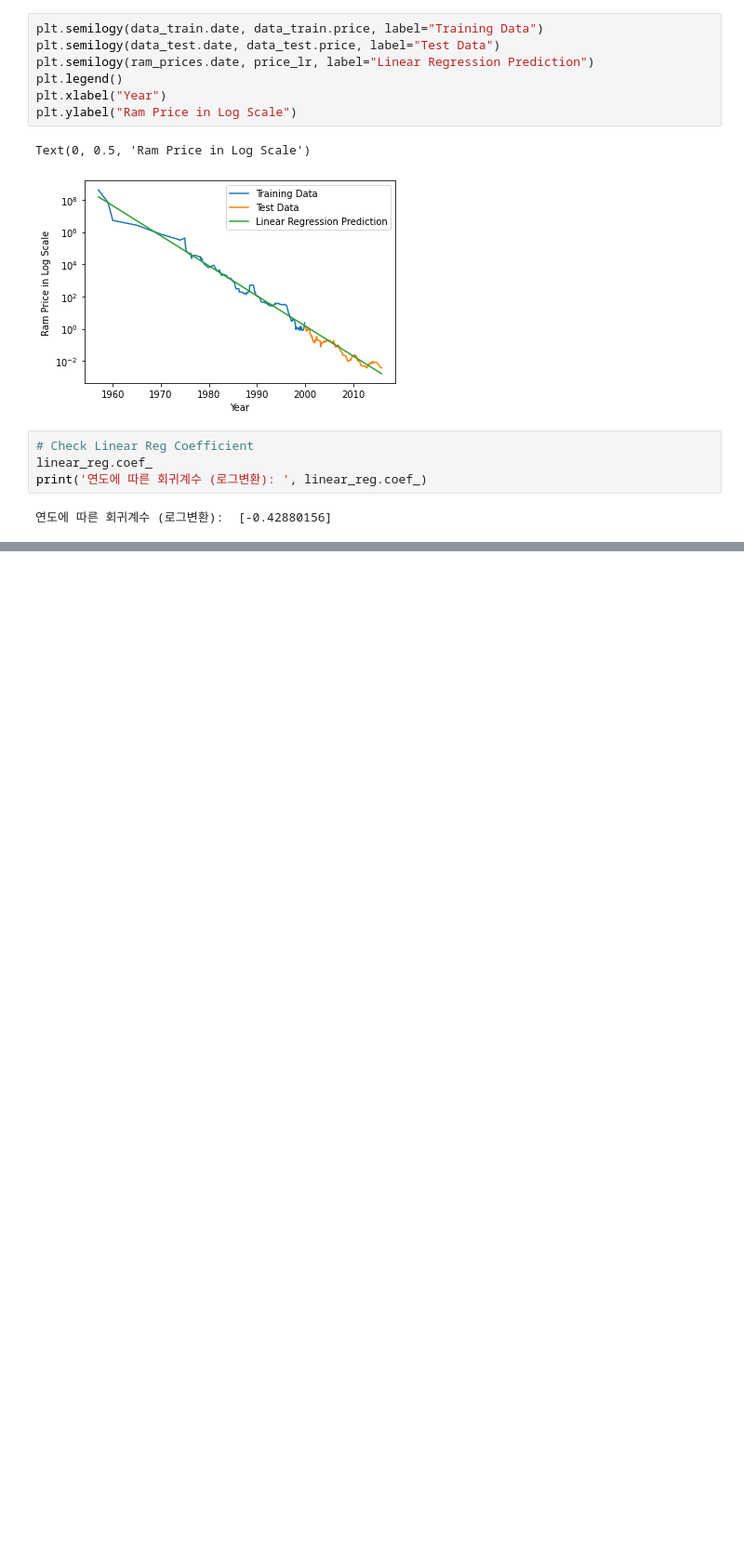
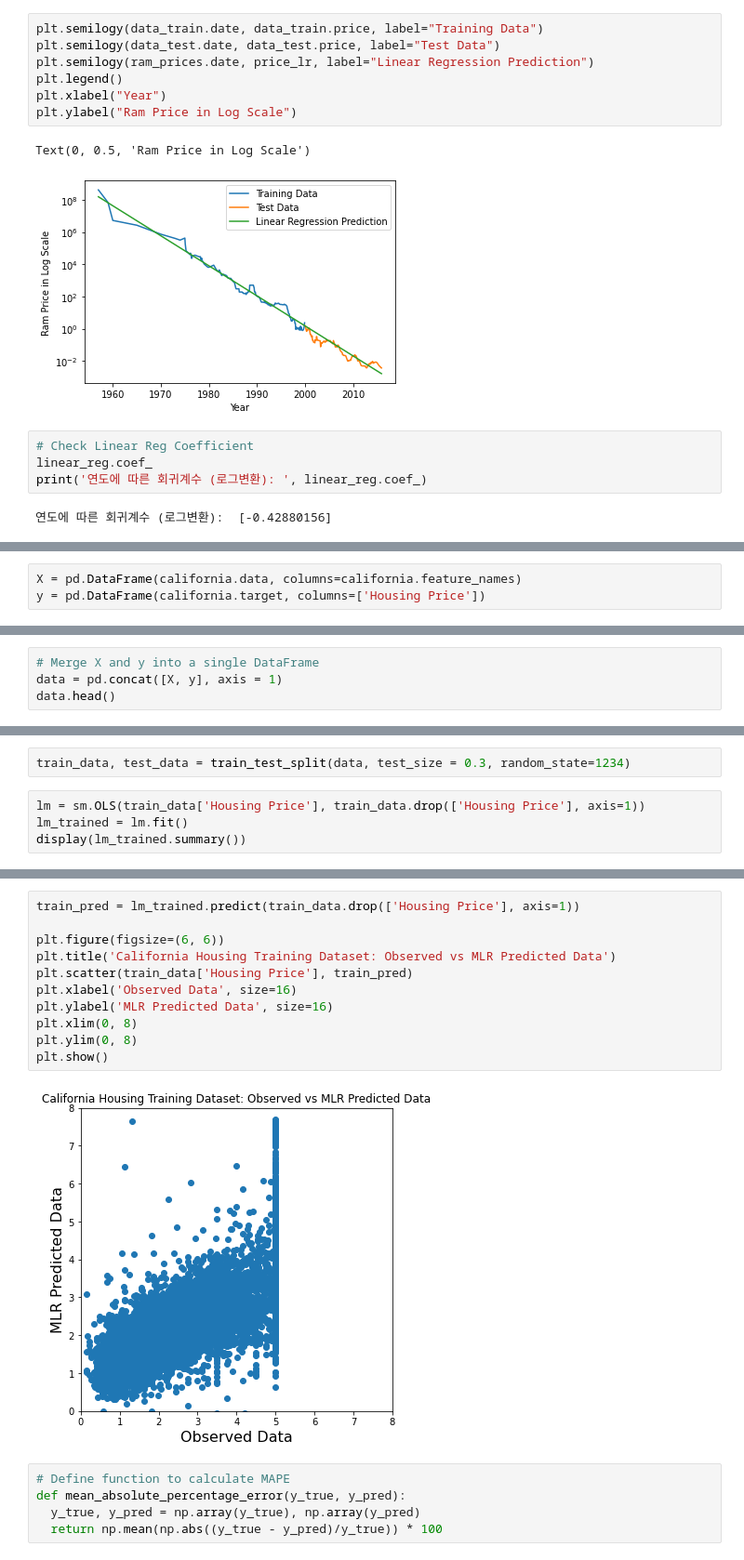
Before and after one commit to davidjjeong/multiple_linear_regression, a Jupyter notebook: MLR_Practice.ipynb, the cells around one changed output, grey strips where cells are left out. Shown at 93% size. Drawn from its saved outputs; the diff is of its cells as text; blank space fills up the shorter version.

Commit message:
MLR Practice based on California Housing Dataset using Google Colab

```diff
--- a/MLR_Practice.ipynb
+++ b/MLR_Practice.ipynb
@@ -126,0 +173,3 @@ print('연도에 따른 회귀계수 (로그변환): ', linear_reg.coef_)
+# %%
+X = pd.DataFrame(california.data, columns=california.feature_names)
+y = pd.DataFrame(california.target, columns=['Housing Price'])
@@ -126,0 +208,4 @@ print('연도에 따른 회귀계수 (로그변환): ', linear_reg.coef_)
+# %%
+# Merge X and y into a single DataFrame
+data = pd.concat([X, y], axis = 1)
+data.head()
@@ -126,0 +219,6 @@ print('연도에 따른 회귀계수 (로그변환): ', linear_reg.coef_)
+# %%
+train_data, test_data = train_test_split(data, test_size = 0.3, random_state=1234)
+# %%
+lm = sm.OLS(train_data['Housing Price'], train_data.drop(['Housing Price'], axis=1))
+lm_trained = lm.fit()
+display(lm_trained.summary())
@@ -126,0 +253,18 @@ print('연도에 따른 회귀계수 (로그변환): ', linear_reg.coef_)
+# %%
+train_pred = lm_trained.predict(train_data.drop(['Housing Price'], axis=1))
+
+plt.figure(figsize=(6, 6))
+plt.title('California Housing Training Dataset: Observed vs MLR Predicted Data')
+plt.scatter(train_data['Housing Price'], train_pred)
+plt.xlabel('Observed Data', size=16)
+plt.ylabel('MLR Predicted Data', size=16)
+plt.xlim(0, 8)
+plt.ylim(0, 8)
+plt.show()
+# %% [output]
+[figure, added]
+# %%
+# Define function to calculate MAPE
+def mean_absolute_percentage_error(y_true, y_pred):
+  y_true, y_pred = np.array(y_true), np.array(y_pred)
+  return np.mean(np.abs((y_true - y_pred)/y_true)) * 100
```
Also changed, not shown: parts of 10 cells of this notebook.
